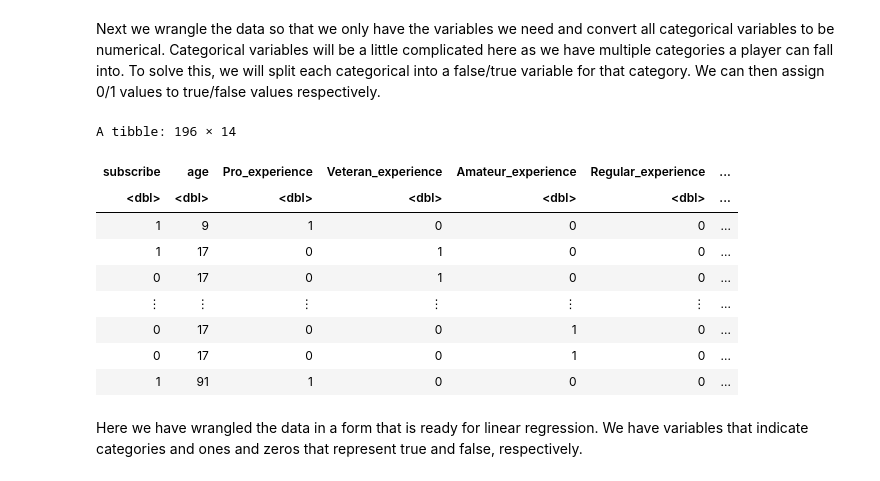
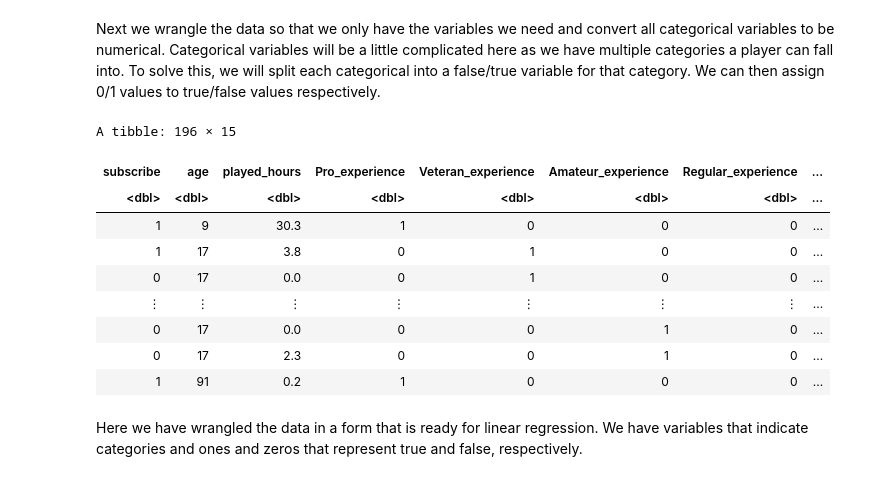
Before and after one commit to EricDing05/dsci100project, a Jupyter notebook: Method_and_Results.ipynb, the cells around one changed output. Saved outputs shown, nothing was run; the diff lists cells and outputs as text; code cells hidden in the pictures.

```diff
--- a/Method_and_Results.ipynb
+++ b/Method_and_Results.ipynb
@@ -25,46 +26,46 @@ A spec_tbl_df: 196 × 9
 Next we wrangle the data so that we only have the variables we need and convert all categorical variables to be numerical. Categorical variables will be a little complicated here as we have multiple categories a player can fall into. To solve this, we will split each categorical into a false/true variable for that category. We can then assign 0/1 values to true/false values respectively.
 # %%
 players_clean <- players |>
-    select(experience, subscribe, gender, age) |>
+    select(experience, subscribe, gender, age, played_hours) |>
     mutate(
         # Convert `experience` to boolean columns for each category
         Pro_experience = as.numeric(experience == "Pro"),
         Veteran_experience = as.numeric(experience == "Veteran"),
         Amateur_experience = as.numeric(experience == "Amateur"),
         Regular_experience = as.numeric(experience == "Regular"),
         Beginner_experience = as.numeric(experience == "Beginner"),
 
         # Convert `gender` to boolean columns for each category
         Male_gender = as.numeric(gender == "Male"),
         Female_gender = as.numeric(gender == "Female"),
         Non_binary_gender = as.numeric(gender == "Non-binary"),
         Agender_gender = as.numeric(gender == "Agender"),
         Two_Spirited_gender = as.numeric(gender == "Two-Spirited"),
         Prefer_not_to_say_gender = as.numeric(gender == "Prefer not to say"),
         Other_gender = as.numeric(gender == "Other"),
 
         # Convert the subscribe boolean
         subscribe = as.numeric(subscribe)
     ) |>
     select(-experience, - gender)
 
 
 
 
 
 
 players_clean
 # %% [output]
-A tibble: 196 × 14
+A tibble: 196 × 15
-| subscribe | age | Pro_experience | Veteran_experience | Amateur_experience | Regular_experience | ... |
-| <dbl> | <dbl> | <dbl> | <dbl> | <dbl> | <dbl> | ... |
-| 1 | 9 | 1 | 0 | 0 | 0 | ... |
-| 1 | 17 | 0 | 1 | 0 | 0 | ... |
-| 0 | 17 | 0 | 1 | 0 | 0 | ... |
-| ⋮ | ⋮ | ⋮ | ⋮ | ⋮ | ⋮ | ... |
-| 0 | 17 | 0 | 0 | 1 | 0 | ... |
-| 0 | 17 | 0 | 0 | 1 | 0 | ... |
-| 1 | 91 | 1 | 0 | 0 | 0 | ... |
+| subscribe | age | played_hours | Pro_experience | Veteran_experience | Amateur_experience | Regular_experience | ... |
+| <dbl> | <dbl> | <dbl> | <dbl> | <dbl> | <dbl> | <dbl> | ... |
+| 1 | 9 | 30.3 | 1 | 0 | 0 | 0 | ... |
+| 1 | 17 | 3.8 | 0 | 1 | 0 | 0 | ... |
+| 0 | 17 | 0.0 | 0 | 1 | 0 | 0 | ... |
+| ⋮ | ⋮ | ⋮ | ⋮ | ⋮ | ⋮ | ⋮ | ... |
+| 0 | 17 | 0.0 | 0 | 0 | 1 | 0 | ... |
+| 0 | 17 | 2.3 | 0 | 0 | 1 | 0 | ... |
+| 1 | 91 | 0.2 | 1 | 0 | 0 | 0 | ... |
 # %% [markdown]
 Here we have wrangled the data in a form that is ready for linear regression. We have variables that indicate categories and ones and zeros that represent true and false, respectively.
 # %% [markdown]
```
Also changed, not shown: parts of 3 cells of this notebook.
